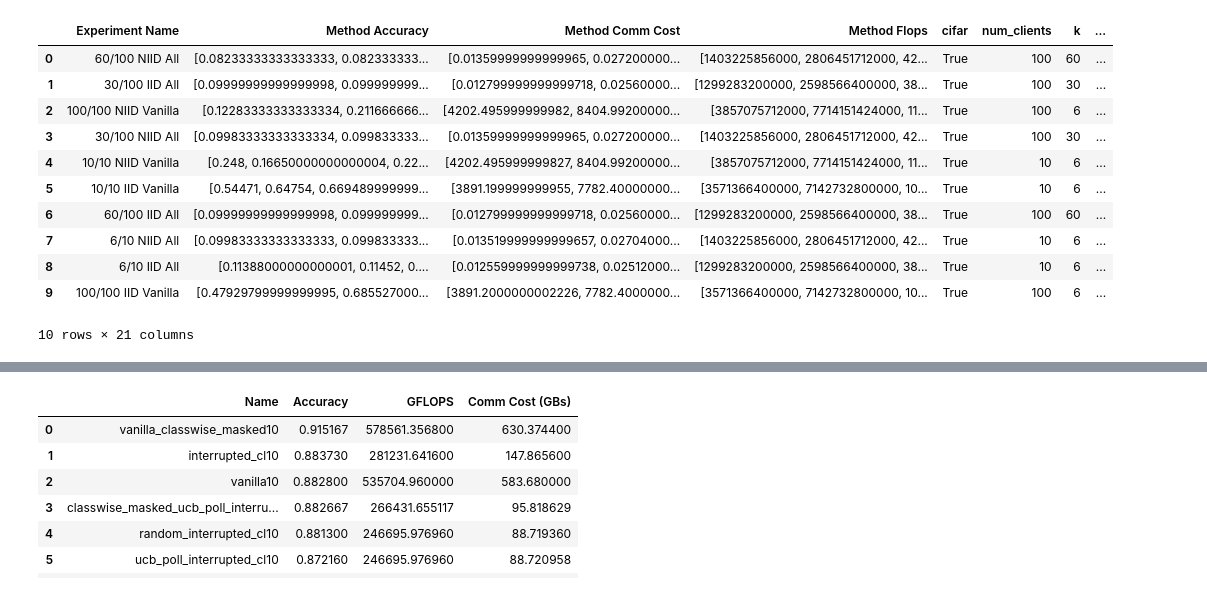
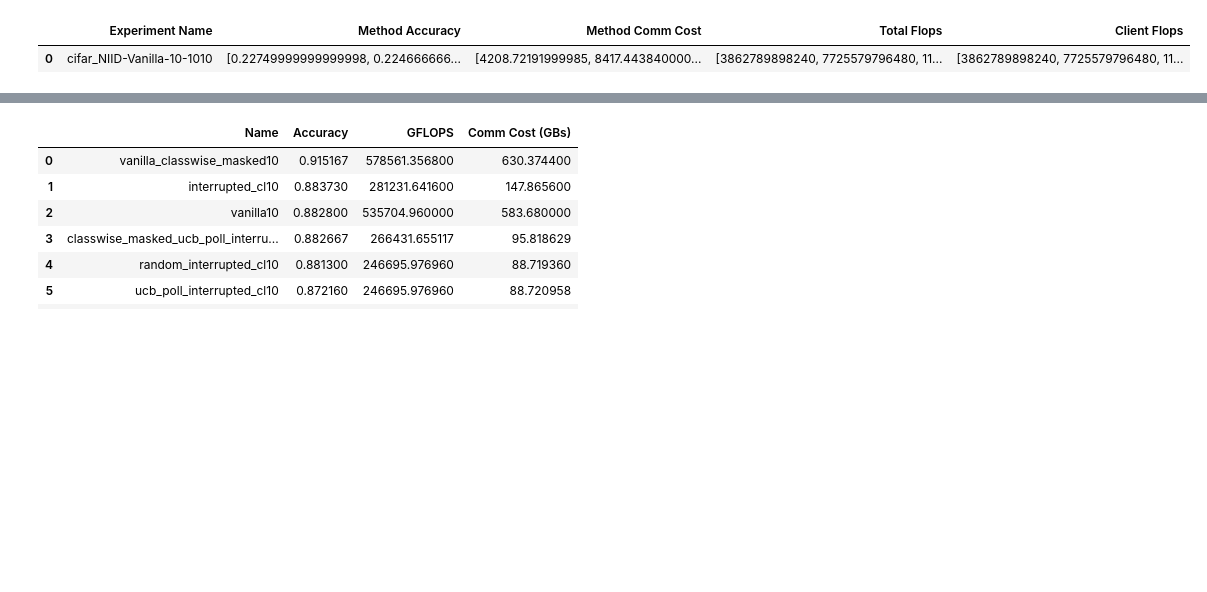
Before and after one commit to ayushchopra96/distributed-ml-research, a Jupyter notebook: split_nn_ucb/plots.ipynb, the cells around one changed output, grey strips where cells are left out. Saved outputs shown, nothing was run; the diff lists cells and outputs as text; code cells hidden in the pictures; blank space fills up the shorter version.

Commit message:
fixed client flops counting and added vw bandit

```diff
--- a/split_nn_ucb/plots.ipynb
+++ b/split_nn_ucb/plots.ipynb
@@ -6,65 +7,43 @@ import pandas as pd
 import plotly.graph_objs as go
 # %%
-files = glob("./stats/compare_vanilla/*.json")
+all_files = glob("./stats/*.json")
+files = []
+for f in all_files:
+    temp = os.path.split(f)[-1]
+    if re.search(r'cifar\_NIID', temp) is not None:
+        files.append(f)
+# print(files)
 method_acc = []
-method_flops = []
+method_total_flops = []
+method_client_flops = []
 method_comm = []
 steps = []
 names = []
 
-def get_name_cmp(d):
-#     cols = {
-#         "use_ucb": "UCB",
-#         "poll_clients": "Polling",
-#         "use_contrastive": "CL",
-#         "interrupted": "Interrupted",
-#         "use_masked": "Masked",
-#     }
-
-#     wanted = []
-#     for c, v in cols.items():
-#         if d[c]:
-#             wanted.append(v)
-#     wanted = "+".join(wanted)
-    wanted = "All" if d['use_ucb'] else "Vanilla"
-    wanted = "NIID " + wanted if d['classwise_subset'] else "IID " + wanted
-    if d['use_ucb']:
-        wanted = f"{d['k']}/{d['num_clients']} " + wanted
-    else:
-        wanted = f"{d['num_clients']}/{d['num_clients']} " + wanted
-    return wanted
-
-hparams = {}
-for k in json.load(open(files[0], "r"))['hparams'].keys():
-    hparams[k] = []
+# hparams = {}
+# for k in json.load(open(files[0], "r"))['hparams'].keys():
+#     hparams[k] = []
 
 
 for f in files:
     j = json.load(open(f, "r"))
     method_acc.append(j['Method Accuracy'])
-    method_flops.append(j['Method Flops'])
+    method_total_flops.append(j['Method Flops'])
+    method_client_flops.append(j['Method Client Flops'])
     method_comm.append(j['Method Comm Cost'])
     steps.append(j['Steps'])
-#     names.append(os.path.split(f)[-1].split(".")[0])
-    names.append(get_name_cmp(j['hparams']))
+    names.append(os.path.split(f)[-1].replace(".json", ""))
 
-    for k, v in j['hparams'].items():
-        hparams[k].append(v)
+    # for k, v in j['hparams'].items():
+    #     hparams[k].append(v)
 
-df = pd.DataFrame(zip(names, method_acc, method_comm, method_flops), columns=["Experiment Name", "Method Accuracy", "Method Comm Cost", "Method Flops"])
-for k, v in hparams.items():
-    df[k] = v + [None] * (len(files) - len(v))
+df = pd.DataFrame(
+    zip(names, method_acc, method_comm, method_total_flops, method_client_flops),
+    columns=["Experiment Name", "Method Accuracy", "Method Comm Cost", "Total Flops", "Client Flops"]
+)
+# for k, v in hparams.items():
+#     df[k] = v + [None] * (len(files) - len(v))
 df
 # %% [output]
-|  | Experiment Name | Method Accuracy | Method Comm Cost | Method Flops | cifar | num_clients | k | ... |
-| 0 | 60/100 NIID All | [0.08233333333333333, 0.082333333... | [0.01359999999999965, 0.027200000... | [1403225856000, 2806451712000, 42... | True | 100 | 60 | ... |
-| 1 | 30/100 IID All | [0.09999999999999998, 0.099999999... | [0.012799999999999718, 0.02560000... | [1299283200000, 2598566400000, 38... | True | 100 | 30 | ... |
-| 2 | 100/100 NIID Vanilla | [0.12283333333333334, 0.211666666... | [4202.495999999982, 8404.99200000... | [3857075712000, 7714151424000, 11... | True | 100 | 6 | ... |
-| 3 | 30/100 NIID All | [0.09983333333333334, 0.099833333... | [0.01359999999999965, 0.027200000... | [1403225856000, 2806451712000, 42... | True | 100 | 30 | ... |
-| 4 | 10/10 NIID Vanilla | [0.248, 0.16650000000000004, 0.22... | [4202.495999999827, 8404.99200000... | [3857075712000, 7714151424000, 11... | True | 10 | 6 | ... |
-| 5 | 10/10 IID Vanilla | [0.54471, 0.64754, 0.669489999999... | [3891.199999999955, 7782.40000000... | [3571366400000, 7142732800000, 10... | True | 10 | 6 | ... |
-| 6 | 60/100 IID All | [0.09999999999999998, 0.099999999... | [0.012799999999999718, 0.02560000... | [1299283200000, 2598566400000, 38... | True | 100 | 60 | ... |
-| 7 | 6/10 NIID All | [0.09983333333333333, 0.099833333... | [0.013519999999999657, 0.02704000... | [1403225856000, 2806451712000, 42... | True | 10 | 6 | ... |
-| 8 | 6/10 IID All | [0.11388000000000001, 0.11452, 0.... | [0.012559999999999738, 0.02512000... | [1299283200000, 2598566400000, 38... | True | 10 | 6 | ... |
-| 9 | 100/100 IID Vanilla | [0.47929799999999995, 0.685527000... | [3891.2000000002226, 7782.4000000... | [3571366400000, 7142732800000, 10... | True | 100 | 6 | ... |
+|  | Experiment Name | Method Accuracy | Method Comm Cost | Total Flops | Client Flops |
+| 0 | cifar_NIID-Vanilla-10-1010 | [0.22749999999999998, 0.224666666... | [4208.72191999985, 8417.443840000... | [3862789898240, 7725579796480, 11... | [3862789898240, 7725579796480, 11... |
-10 rows × 21 columns
```
Also changed, not shown: parts of 5 cells of this notebook, 2 other files.
